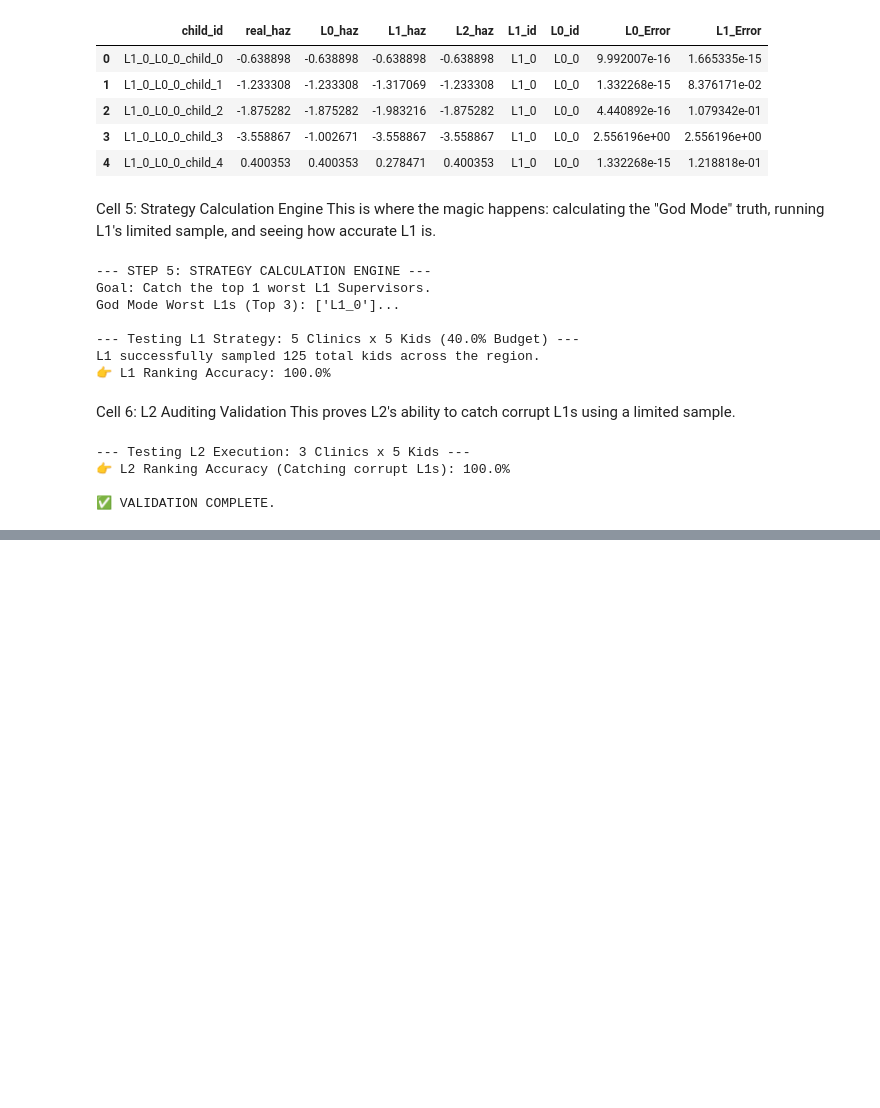
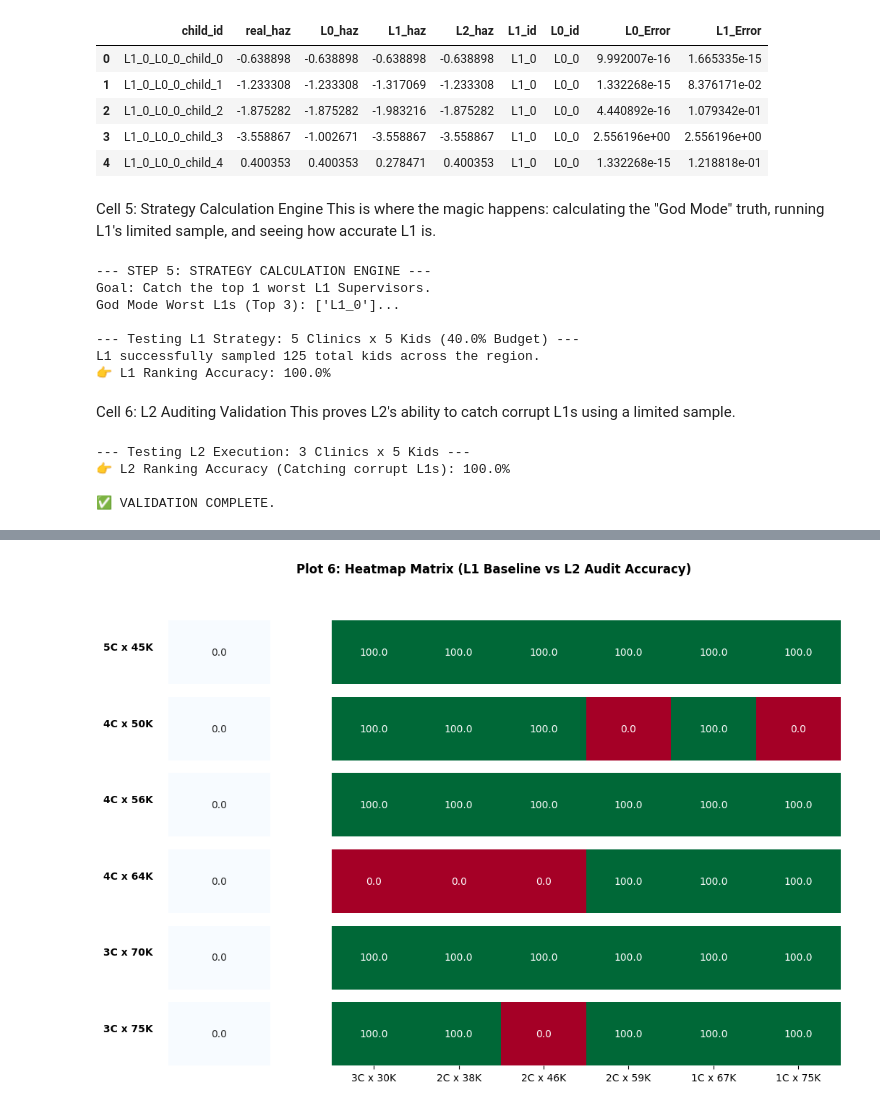
Before and after one commit to vaishnav-sudhanva/discsim, a Jupyter notebook: may18_validata_id_dashboard/api/validation_code/validation.ipynb, the cells around one changed output, grey strips where cells are left out. Drawn from its saved outputs; the diff is of its cells as text; code cells hidden in the pictures; blank space fills up the shorter version.

```diff
--- a/may18_validata_id_dashboard/api/validation_code/validation.ipynb
+++ b/may18_validata_id_dashboard/api/validation_code/validation.ipynb
@@ -230,0 +233,81 @@ print("\n✅ VALIDATION COMPLETE.")
+# %%
+import sys
+import os
+import datetime
+import pandas as pd
+import matplotlib.pyplot as plt
+import importlib
+
+# 1. LINK TO YOUR EXACT DIRECTORIES
+services_path = r"C:\Users\CEGIS\Documents\GitHub\discsim\may18_validata_id_dashboard\api\services"
+utils_path = r"C:\Users\CEGIS\Documents\GitHub\discsim\may18_validata_id_dashboard\dashboard\src\utils\intervention_design"
+
+# Tell Python to look in both folders
+if services_path not in sys.path:
+    sys.path.append(services_path)
+if utils_path not in sys.path:
+    sys.path.append(utils_path)
+
+# Import the modules
+import data_generator
+import metrics_calculator
+import plotting_engine
+
+# ---------------------------------------------------------
+# Force Python to reload the modules from disk
+# ---------------------------------------------------------
+importlib.reload(data_generator)
+importlib.reload(metrics_calculator)
+importlib.reload(plotting_engine)
+# ---------------------------------------------------------
+
+# 2. CREATE A UNIQUE FOLDER FOR THIS SPECIFIC RUN
+base_output_dir = r"C:\Users\CEGIS\Documents\GitHub\discsim\may18_validata_id_dashboard\outputs"
+timestamp = datetime.datetime.now().strftime("%Y%m%d_%H%M%S")
+run_output_dir = os.path.join(base_output_dir, f"run_{timestamp}")
+
+if not os.path.exists(run_output_dir):
+    os.makedirs(run_output_dir)
+
+print(f"📁 All files for this round will be saved in: \n{run_output_dir}")
+
+# 3. SET YOUR INPUTS FOR THIS ROUND
+params = {
+    "n_L1s": 5,
+    "n_L0s_per_L1": 25,
+    "n_children_per_L0": 15,
+    "l1_corruption_pct": 0.05,
+    "l0_fraud_pct": 0.05,
+    "collusion_factor": 0.10,
+    "copy_paste_pct": 5,
+    "equipment_error": 0.1,
+    "target_percentile": 0.30   # Target the worst 30%
+}
+
+task_id = f"sim_{timestamp}"
+
+# 4. RUN THE PIPELINE
+print("\n🚀 Step 1: Generating physical universe...")
+child_path, df_pop = data_generator.build_universe(params, task_id, run_output_dir)
+
+print("⚙️ Step 2: Running Tracer Combinations & MAE...")
+strategy_path = metrics_calculator.run_tracer_engine(df_pop, task_id, run_output_dir, target_percentile=params["target_percentile"])
+
+# 5. DISPLAY THE RESULTS
+print("\n📊 Step 3: Rendering Plots...")
+strategy_df = pd.read_csv(strategy_path)
+
+# Plot 6: Heatmap Matrix
+fig6 = plotting_engine.plot_6_heatmap(strategy_df[(strategy_df['L1_Budget_Pct'] == '60%') & (strategy_df['L2_Budget_Pct'] == '40%')])
+plt.show()
+
+# Plot 3: Breadth vs Depth
+fig3 = plotting_engine.plot_3_breadth_depth(strategy_df[strategy_df['L1_Budget_Pct'] == '60%'])
+plt.show()
+
+# Plot 2: Intra-Regional Accuracy
+fig2 = plotting_engine.plot_2_intra_regional(strategy_df)
+plt.show()
+
+print(f"✅ Round Complete! Check {run_output_dir} for your saved Parquet and CSV files.")
+# %% [output]
@@ -230,0 +321 @@ print("\n✅ VALIDATION COMPLETE.")
+[figure, added]
```
Also changed, not shown: parts of 11 cells of this notebook, 16 other files.
